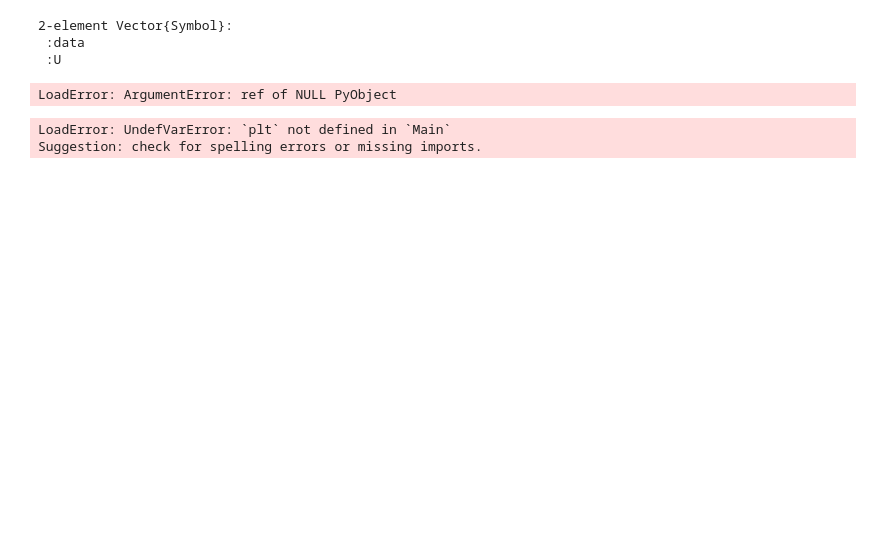
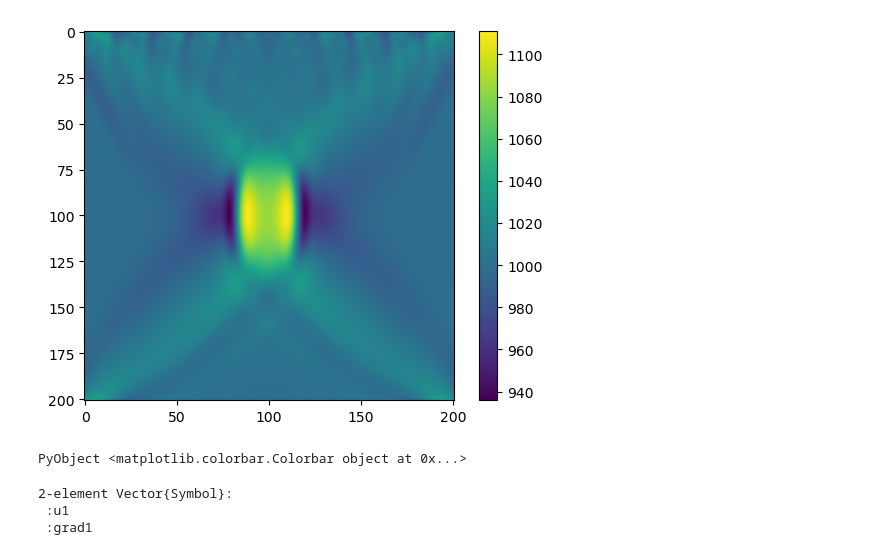
Before and after one commit to zzar43/WaveSolverCUDA, a Jupyter notebook: prog1.ipynb, the cells around one changed output. Cells and saved outputs as stored; diff of their text form; code cells hidden in the pictures; blank space fills up the shorter version.

```diff
--- a/prog1.ipynb
+++ b/prog1.ipynb
@@ -43,0 +54,2 @@ end
+# %%
+res, vals = lbfgs(c[:], eval_obj, eval_grad; m=5, iterMax=10, etaBack=0.1, etaWWP=0.9, stepSizeBack=1., stepSizeWWP=1., LinesearchMax=5, wwp_c1=1e-4, wwp_c2=0.9, saveStep=true)
@@ -44,19 +75,13 @@ end
 # %%
-@load "data/forward_demo/forward_demo.jld2"
+plt.close()
+plt.imshow(reshape(res, Nx, Ny), cmap="viridis")
+plt.colorbar()
 # %% [output]
+[figure, added]
-2-element Vector{Symbol}:
- :data
- :U
+PyObject <matplotlib.colorbar.Colorbar object at 0x...>
-# %%
-plt.close()
-plt.figure()
-plt.pcolormesh(c, cmap="gray")
-plt.colorbar()
-plt.gcf()
-# %% [output]
-LoadError: ArgumentError: ref of NULL PyObject
-# %%
-plt.figure()
-# %% [output]
-LoadError: UndefVarError: `plt` not defined in `Main`
-Suggestion: check for spelling errors or missing imports.
+# %%
+@load "temp_data/3.jld2"
+# %% [output]
+2-element Vector{Symbol}:
+ :u1
+ :grad1
```
Also changed, not shown: parts of 8 cells of this notebook, 7 other files.
